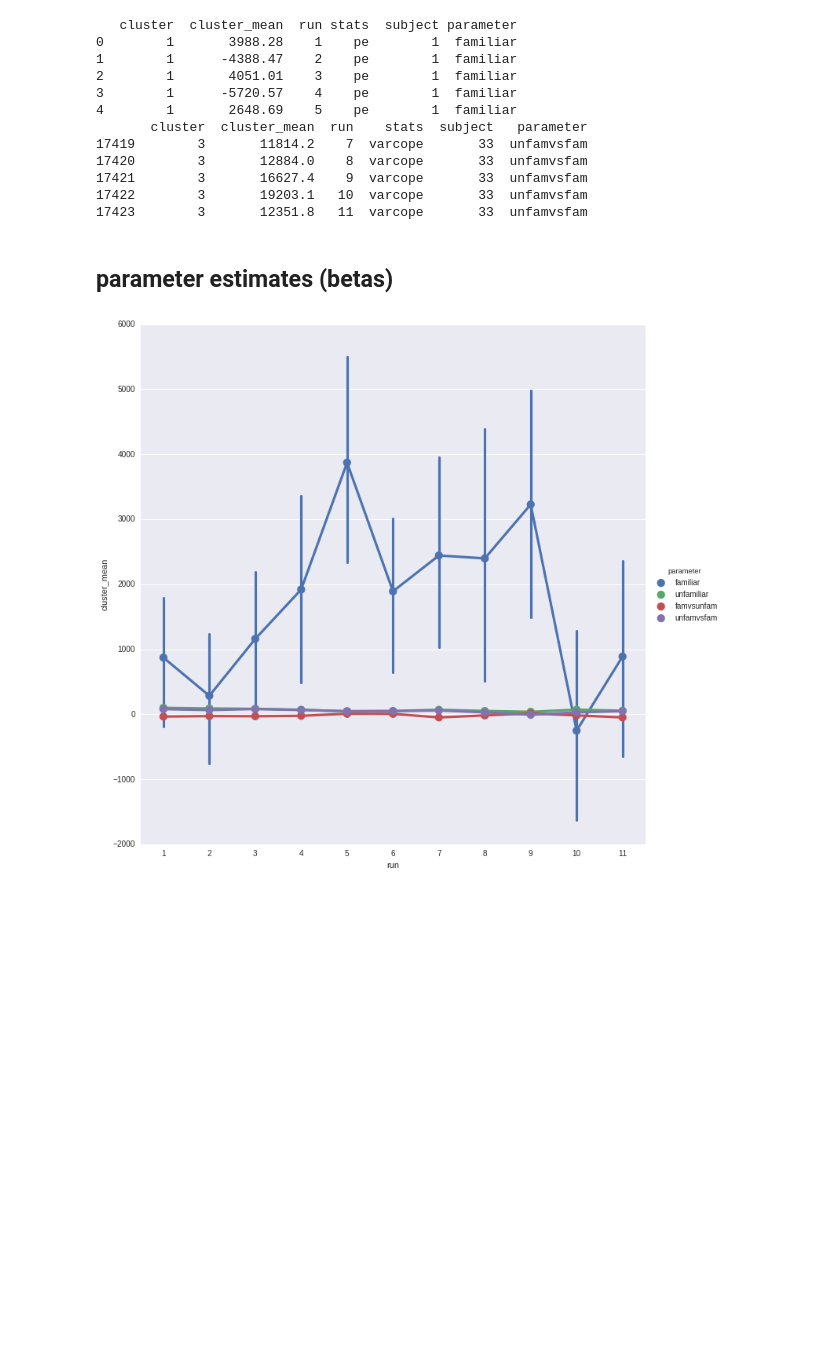
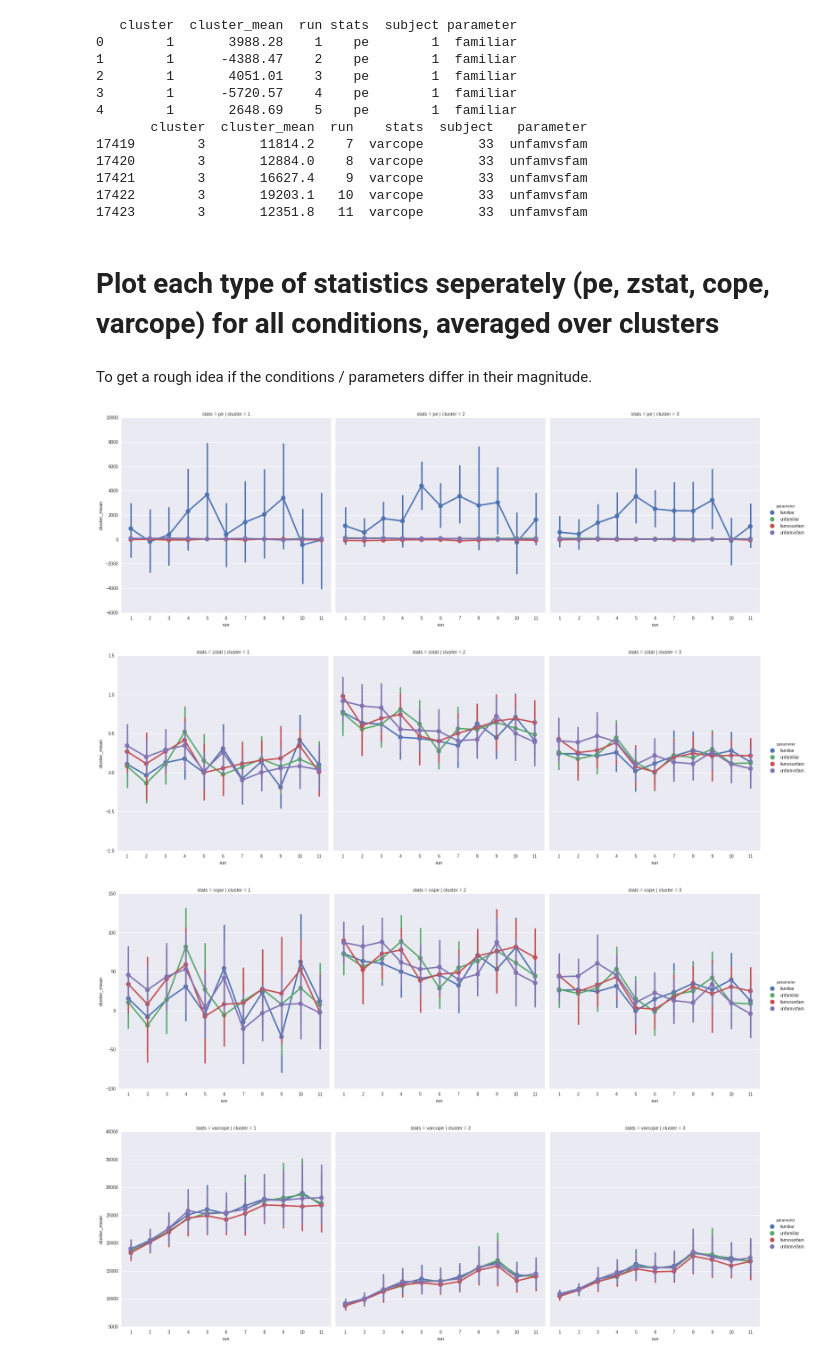
Before and after one commit to oliver-contier/famface-temporal-dynamics, a Jupyter notebook: notebooks/plot_mean_betas.ipynb, the cells around one changed output. Cells and saved outputs as stored; diff of their text form; code cells hidden in the pictures; blank space fills up the shorter version.

Commit message:
restructured plot. removed uneccessary stuff

```diff
--- a/notebooks/plot_mean_betas.ipynb
+++ b/notebooks/plot_mean_betas.ipynb
@@ -74,10 +74,16 @@ print(df_all.tail())
 17421        3       16627.4    9  varcope       33  unfamvsfam
 17422        3       19203.1   10  varcope       33  unfamvsfam
 17423        3       12351.8   11  varcope       33  unfamvsfam
-# %% [markdown]
-## parameter estimates (betas)
+# %% [markdown]
+# Plot each type of statistics seperately (pe, zstat, cope, varcope) for all conditions, averaged over clusters
+# %% [markdown]
+To get a rough idea if the conditions / parameters differ in their magnitude.
 # %%
-ax = sns.factorplot('run', hue='parameter', y='cluster_mean', data=df_all[df_all.stats=='pe'],
-                    kind='point', size=10)
+for stat in ['pe', 'zstat', 'cope', 'varcope']:
+    ax = sns.factorplot('run', hue='parameter', y='cluster_mean', data=df_all[df_all.stats==stat],
+                    kind='point', size=7, col='cluster', row='stats', title='%s_values'%stat)
 # %% [output]
-[figure, old version]
+[figure, new version]
+[figure, added]
+[figure, added]
+[figure, added]
```
Also changed, not shown: parts of 23 cells of this notebook.
